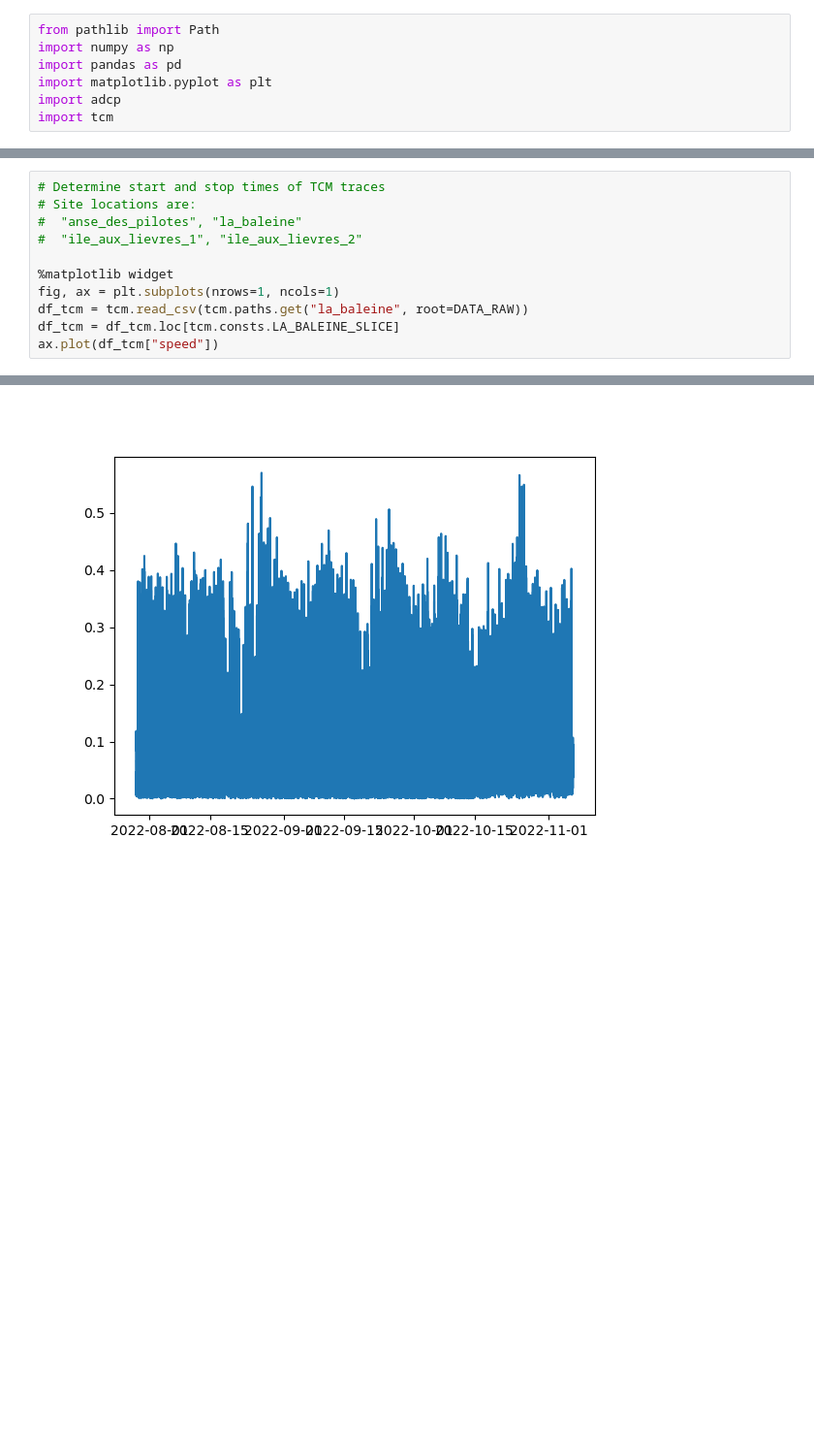
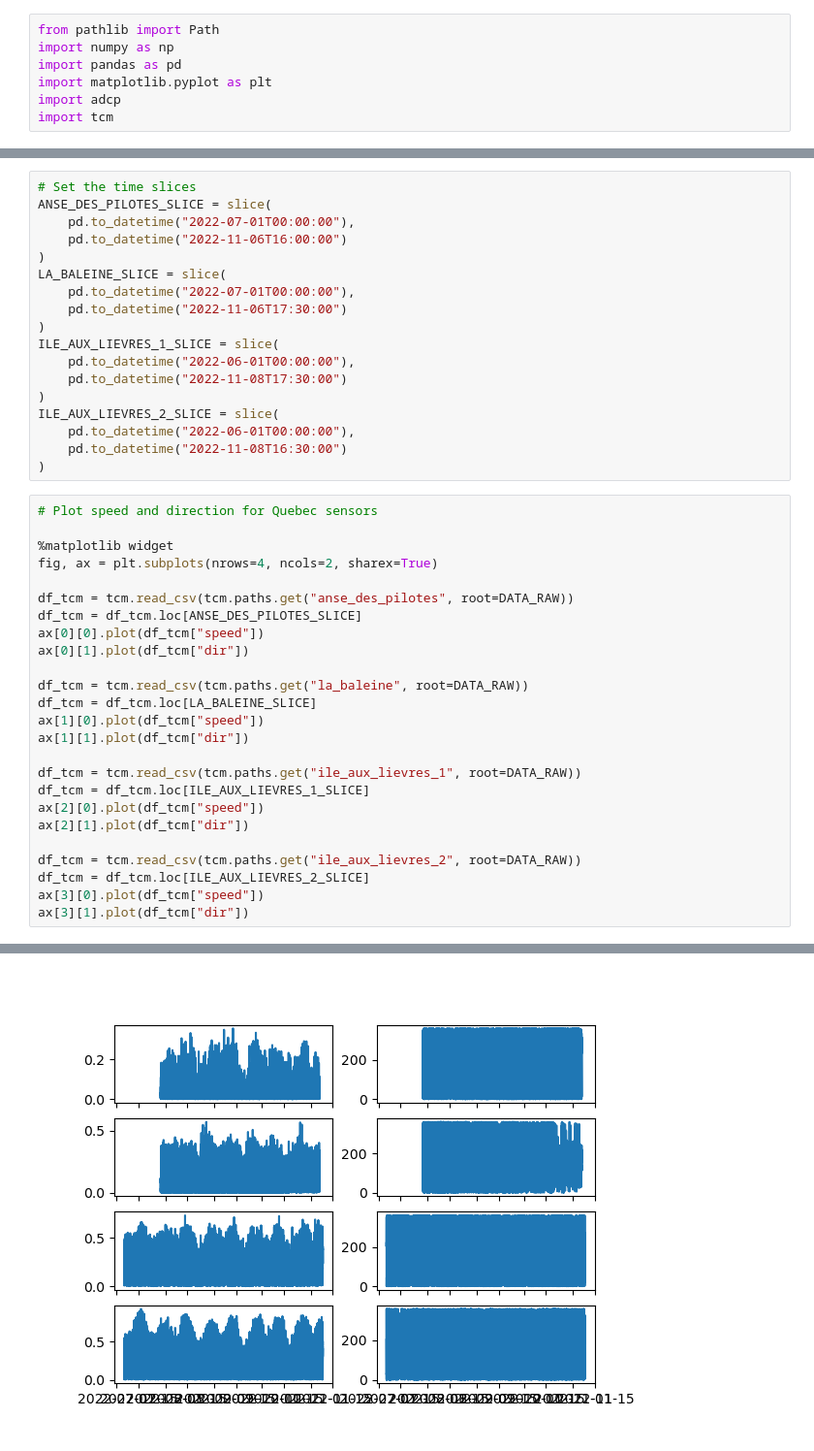
Before and after one commit to filippo-ferrario/CSRF-urchin-telemetry, a Jupyter notebook: workflow/00-main.ipynb, the cells around one changed output, grey strips where cells are left out. Shown at 97% size. Saved outputs shown, nothing was run; the diff lists cells and outputs as text; blank space fills up the shorter version.

```diff
--- a/workflow/00-main.ipynb
+++ b/workflow/00-main.ipynb
@@ -23,14 +22,46 @@ ALL_TCM = tcm.paths.get("qc", root=DATA_RAW)
+# %%
+# Set the time slices
+ANSE_DES_PILOTES_SLICE = slice(
+    pd.to_datetime("2022-07-01T00:00:00"),
+    pd.to_datetime("2022-11-06T16:00:00")
+)
+LA_BALEINE_SLICE = slice(
+    pd.to_datetime("2022-07-01T00:00:00"),
+    pd.to_datetime("2022-11-06T17:30:00")
+)
+ILE_AUX_LIEVRES_1_SLICE = slice(
+    pd.to_datetime("2022-06-01T00:00:00"),
+    pd.to_datetime("2022-11-08T17:30:00")
+)
+ILE_AUX_LIEVRES_2_SLICE = slice(
+    pd.to_datetime("2022-06-01T00:00:00"),
+    pd.to_datetime("2022-11-08T16:30:00")
+)
 # %%
-# Determine start and stop times of TCM traces
-# Site locations are:
-#  "anse_des_pilotes", "la_baleine"
-#  "ile_aux_lievres_1", "ile_aux_lievres_2"
+# Plot speed and direction for Quebec sensors
 
 %matplotlib widget
-fig, ax = plt.subplots(nrows=1, ncols=1)
+fig, ax = plt.subplots(nrows=4, ncols=2, sharex=True)
+
+df_tcm = tcm.read_csv(tcm.paths.get("anse_des_pilotes", root=DATA_RAW))
+df_tcm = df_tcm.loc[ANSE_DES_PILOTES_SLICE]
+ax[0][0].plot(df_tcm["speed"])
+ax[0][1].plot(df_tcm["dir"])
+
 df_tcm = tcm.read_csv(tcm.paths.get("la_baleine", root=DATA_RAW))
-df_tcm = df_tcm.loc[tcm.consts.LA_BALEINE_SLICE]
-ax.plot(df_tcm["speed"])
+df_tcm = df_tcm.loc[LA_BALEINE_SLICE]
+ax[1][0].plot(df_tcm["speed"])
+ax[1][1].plot(df_tcm["dir"])
+
+df_tcm = tcm.read_csv(tcm.paths.get("ile_aux_lievres_1", root=DATA_RAW))
+df_tcm = df_tcm.loc[ILE_AUX_LIEVRES_1_SLICE]
+ax[2][0].plot(df_tcm["speed"])
+ax[2][1].plot(df_tcm["dir"])
+
+df_tcm = tcm.read_csv(tcm.paths.get("ile_aux_lievres_2", root=DATA_RAW))
+df_tcm = df_tcm.loc[ILE_AUX_LIEVRES_2_SLICE]
+ax[3][0].plot(df_tcm["speed"])
+ax[3][1].plot(df_tcm["dir"])
 # %% [output]
 [<matplotlib.lines.Line2D at 0x...>]
-[figure, old version]
+[figure, new version]
```
Also changed, not shown: parts of 4 cells of this notebook.
